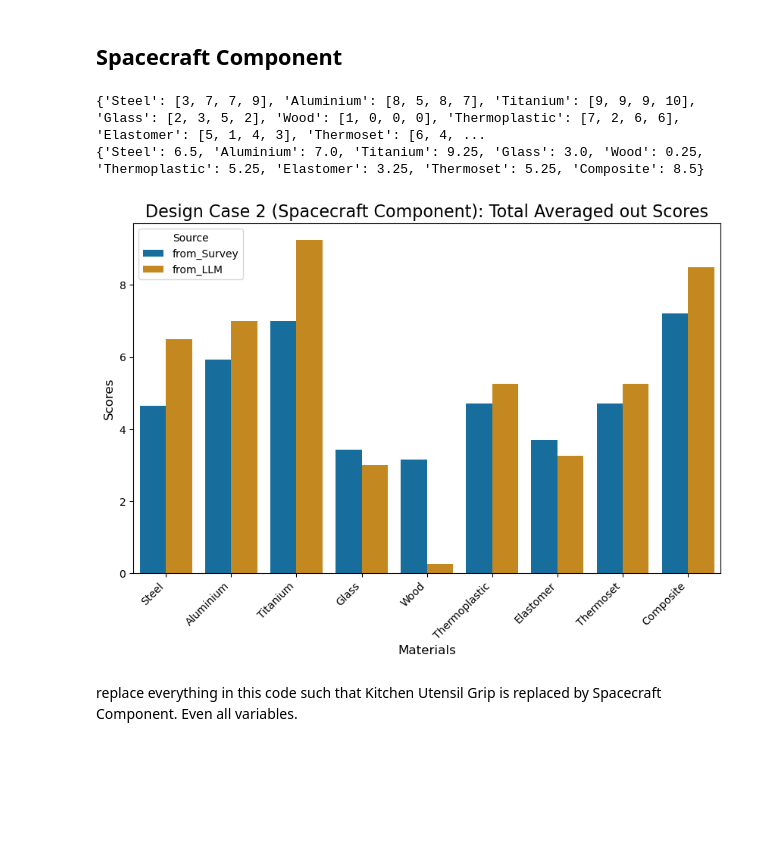
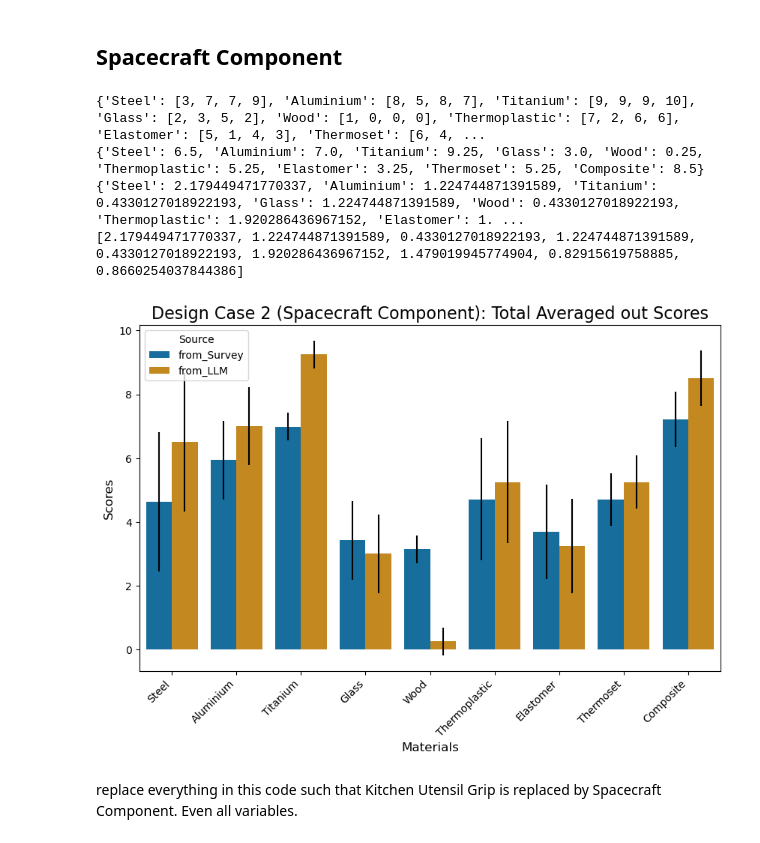
Before and after one commit to cmudrc/LLM-for-Material-Selection, a Jupyter notebook: SurveyLLM comparison.ipynb, the cells around one changed output. Drawn from its saved outputs; the diff is of its cells as text; code cells hidden in the pictures; blank space fills up the shorter version.

Commit message:
sd error

```diff
--- a/SurveyLLM comparison.ipynb
+++ b/SurveyLLM comparison.ipynb
@@ -1135,0 +1141,7 @@ plt.show()
+# %%
+std_scores = {}
+
+for material, scores in material_list.items():
+    std_scores[material] = np.std(scores)
+
+print(std_scores)
@@ -1180,3 +1194,10 @@ print(average_scores_kitchen)
 # %% [output]
 {'Steel': [3, 8, 7, 9], 'Aluminium': [8, 7, 6, 7], 'Titanium': [7, 9, 9, 8], 'Glass': [2, 5, 5, 2], 'Wood': [6, 2, 2, 6], 'Thermoplastic': [9, 1, 8, 7], 'Elastomer': [7, 1, 7, 5], 'Thermoset': [5, 3,  ...
 {'Steel': 6.75, 'Aluminium': 7.0, 'Titanium': 8.25, 'Glass': 3.5, 'Wood': 4.0, 'Thermoplastic': 6.25, 'Elastomer': 5.0, 'Thermoset': 5.75, 'Composite': 7.5}
+# %%
+std_scores_kitchen = {}
+
+for material, scores in material_list_kitchen.items():
+    std_scores_kitchen[material] = np.std(scores)
+
+print(std_scores_kitchen)
@@ -1182,0 +1206,6 @@ print(average_scores_kitchen)
+# %%
+std_list_kitchen = []
+for m in materials:
+    std_list_kitchen.append(std_scores_kitchen[m])
+
+print(std_list_kitchen)
@@ -1251,35 +1284,53 @@ for material, scores in material_list_spacecraft.items():
 
 print(average_scores_spacecraft)
 
+std_scores_spacecraft = {}
+
+for material, scores in material_list_spacecraft.items():
+    std_scores_spacecraft[material] = np.std(scores)
+
+
+print(std_scores_spacecraft)
+
+std_list_spacecraft = []
+for m in materials:
+    std_list_spacecraft.append(std_scores_spacecraft[m])
+    # std_list_spacecraft.append(0)
+
+print(std_list_spacecraft)
+
 survey_list = [mean_steel_total, mean_aluminium_total, mean_titanium_total, mean_glass_total, mean_wood_total, mean_thermoplastic_total, mean_elastomer_total, mean_thermoset_total, mean_composite_total]
 
 llm_list_spacecraft =  [average_scores_spacecraft['Steel'], average_scores_spacecraft['Aluminium'], average_scores_spacecraft['Titanium'], average_scores_spacecraft['Glass'], average_scores_spacecraft['Wood'], average_scores_spacecraft['Thermoplastic'], average_scores_spacecraft['Elastomer'], average_scores_spacecraft['Thermoset'], average_scores_spacecraft['Composite']]
 
 sorted_survey_list = sorted(survey_list)
 sorted_llm_list_spacecraft = sorted(llm_list_spacecraft)
 
 
 data_spacecraft = pd.DataFrame({
     'Materials': materials * 2,
     'Scores': survey_list + llm_list_spacecraft,
     'Source': ['from_Survey'] * len(materials) + ['from_LLM'] * len(materials)
 })
 
 plt.figure(figsize=(10, 6))
 color_palette = sns.color_palette("colorblind")
 
 # Plot the bar chart with the colorblind-friendly palette
-sns.barplot(x='Materials', y='Scores', hue='Source', data=data_spacecraft, errorbar="sd", palette=color_palette)
+sns.barplot(x='Materials', y='Scores', hue='Source', data=data_spacecraft, yerr=std_list_spacecraft[:len(materials)], palette=color_palette)
+# sns.barplot(x='Materials', y='Scores', hue='Source', data=data_spacecraft, yerr=std_list_spacecraft[:len(materials)], palette=color_palette)
 plt.xlabel('Materials', fontsize=12)
 plt.ylabel('Scores', fontsize=12)
 plt.title('Design Case 2 (Spacecraft Component): Total Averaged out Scores', fontsize=16)
 plt.xticks(rotation=45, ha='right')
 plt.legend(title='Source')
 plt.show()
 # %% [output]
 {'Steel': [3, 7, 7, 9], 'Aluminium': [8, 5, 8, 7], 'Titanium': [9, 9, 9, 10], 'Glass': [2, 3, 5, 2], 'Wood': [1, 0, 0, 0], 'Thermoplastic': [7, 2, 6, 6], 'Elastomer': [5, 1, 4, 3], 'Thermoset': [6, 4, ...
 {'Steel': 6.5, 'Aluminium': 7.0, 'Titanium': 9.25, 'Glass': 3.0, 'Wood': 0.25, 'Thermoplastic': 5.25, 'Elastomer': 3.25, 'Thermoset': 5.25, 'Composite': 8.5}
+{'Steel': 2.179449471770337, 'Aluminium': 1.224744871391589, 'Titanium': 0.4330127018922193, 'Glass': 1.224744871391589, 'Wood': 0.4330127018922193, 'Thermoplastic': 1.920286436967152, 'Elastomer': 1. ...
+[2.179449471770337, 1.224744871391589, 0.4330127018922193, 1.224744871391589, 0.4330127018922193, 1.920286436967152, 1.479019945774904, 0.82915619758885, 0.8660254037844386]
-[figure, old version]
+[figure, new version]
 # %% [markdown]
 replace everything in this code such that Kitchen Utensil Grip is replaced by Spacecraft Component. Even all variables.
 # %%
```
Also changed, not shown: parts of 7 cells of this notebook.
